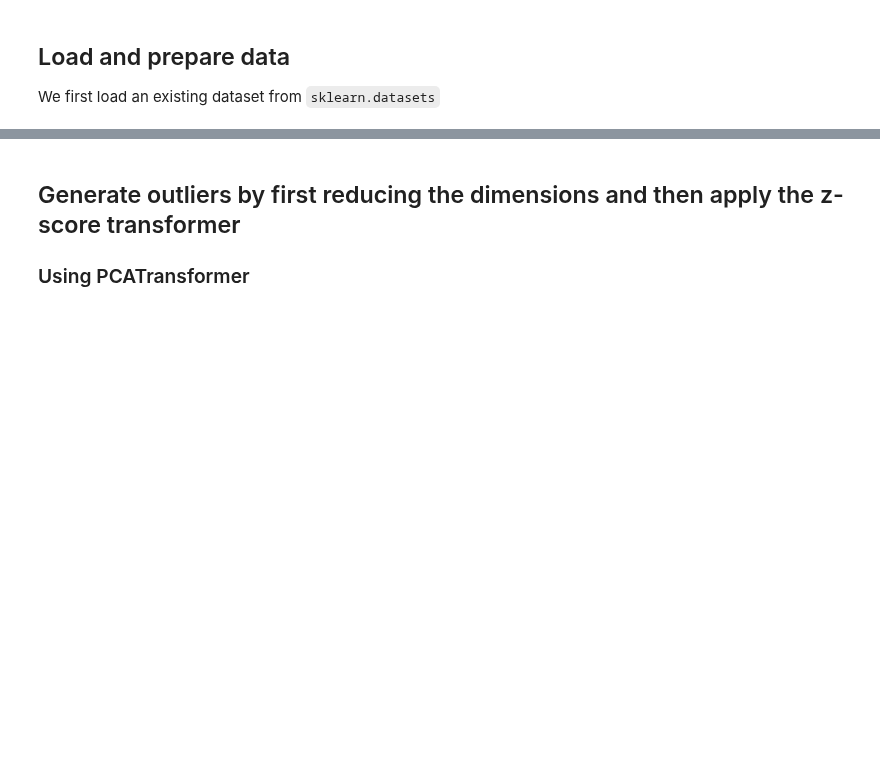
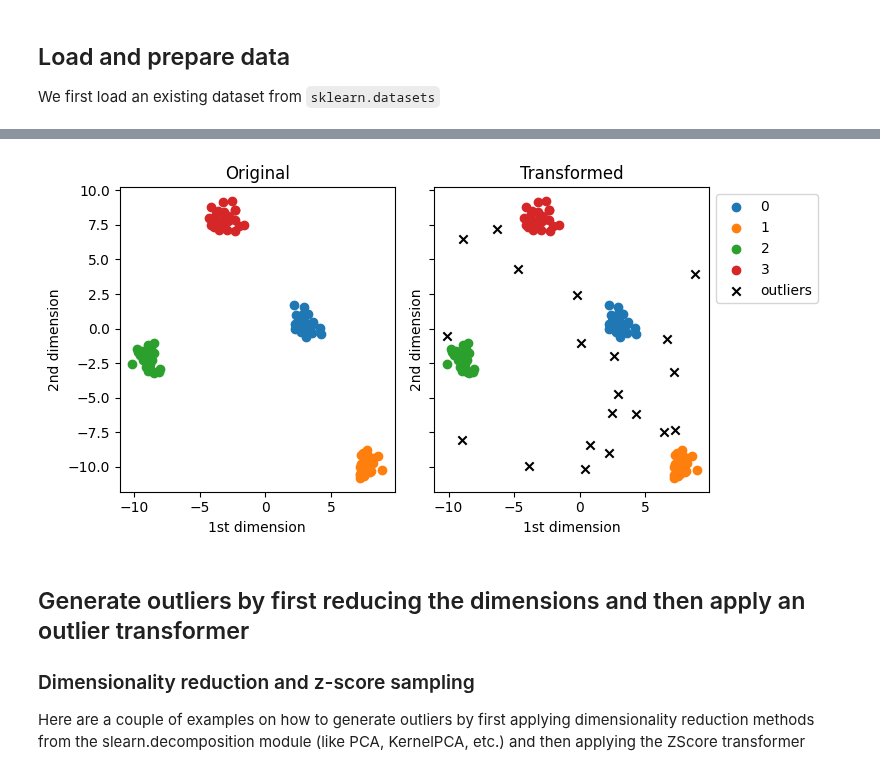
Before and after one commit to Fraunhofer-IESE/badgers, a Jupyter notebook: docs/tutorials/Outliers-Tabular-Data.ipynb, the cells around one changed output, grey strips where cells are left out. Saved outputs shown, nothing was run; the diff lists cells and outputs as text; code cells hidden in the pictures; blank space fills up the shorter version.

```diff
--- a/docs/tutorials/Outliers-Tabular-Data.ipynb
+++ b/docs/tutorials/Outliers-Tabular-Data.ipynb
@@ -60,4 +69,12 @@ fig, axes = plot_outliers(X, Xt, labels, transformed_labels, data['feature_names
+# %%
+trf = HistogramSampling(percentage_outliers=20)
+outliers = trf.transform(X.copy())
+# %%
+fig, axes = plot_outliers(X, outliers, y)
+# %% [output]
+[figure, added]
 # %% [markdown]
-## Generate outliers by first reducing the dimensions and then apply the z-score transformer
+## Generate outliers by first reducing the dimensions and then apply an outlier transformer
 
-### Using PCATransformer
+### Dimensionality reduction and z-score sampling
+Here are a couple of examples on how to generate outliers by first applying dimensionality reduction methods from the slearn.decomposition module (like PCA, KernelPCA, etc.) and then applying the ZScore transformer
```
Also changed, not shown: parts of 32 cells of this notebook, 6 other files.
